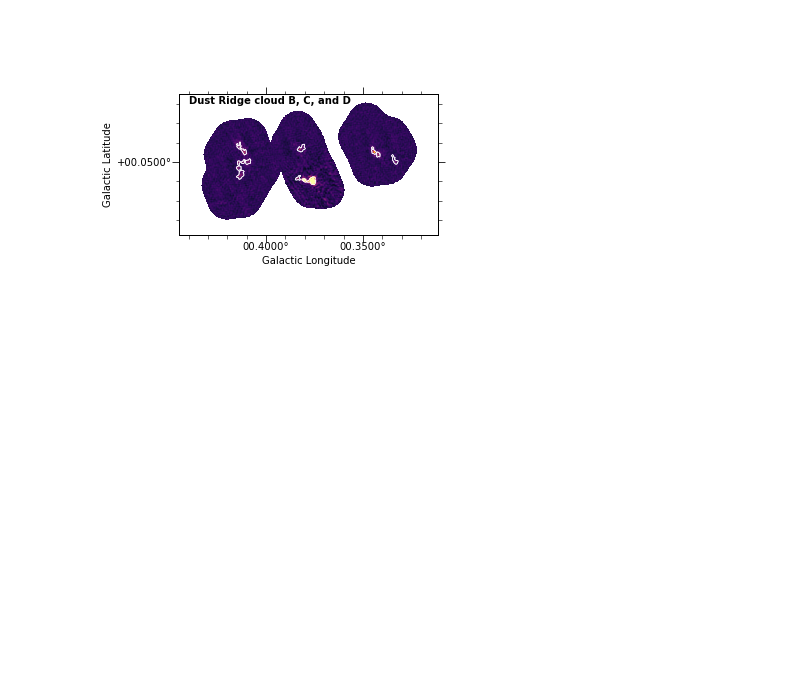
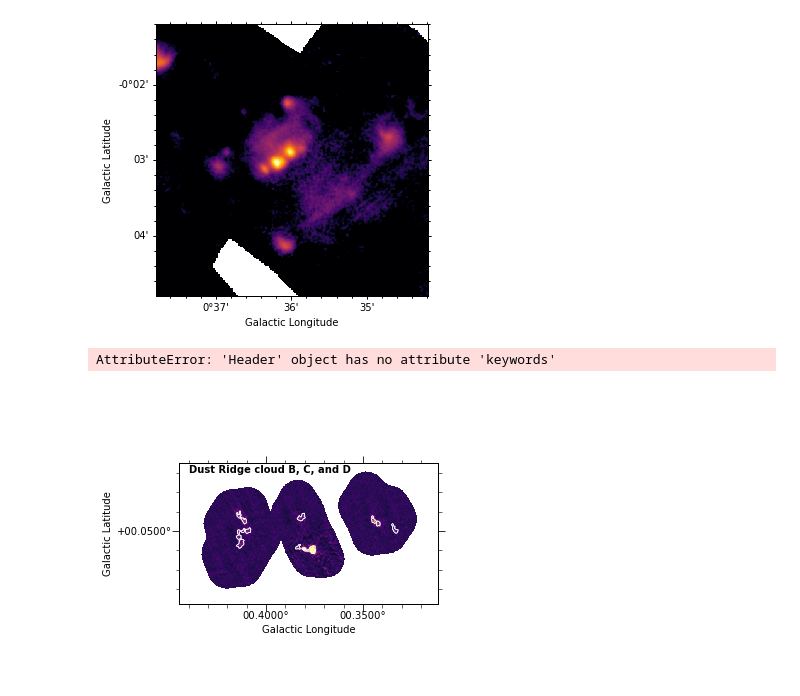
Before and after one commit to hpthatchfield/fits_cutout, a Jupyter notebook: postage_figs.ipynb, the cells around one changed output. Cells and saved outputs as stored; diff of their text form; code cells hidden in the pictures; blank space fills up the shorter version.

```diff
--- a/postage_figs.ipynb
+++ b/postage_figs.ipynb
@@ -114,3 +255,15 @@ def make_single(inputfits, outputfile, xcenter, ycenter, label, vmin=1.0e06, vma
+# %%
+fig = plt.figure(figsize=(5, 5))#,facecolor=bg_color, edgecolor=fg_color)
+subplot = aplpy.FITSFigure(savepath+'G0.619_F25.fits', figure = fig, convention='calabretta',
+                           slices=(1,2))
+subplot.show_colorscale(vmin=0.01, vmax=1.0, stretch='log',cmap='inferno')
+# %% [output]
+[figure, added]
+# %%
+hdu = fits.open(datapath+'F25_cmzoom_regrid.fits')
+print(hdu[0].header.keywords)
+# %% [output]
+AttributeError: 'Header' object has no attribute 'keywords'
 # %%
 cutout('Continuum_mosaic_current_no_sgra_no_IHMSFR.fits',
        0.3781046312, 0.04874423644,
```
Also changed, not shown: parts of 7 cells of this notebook, 1 other file.
